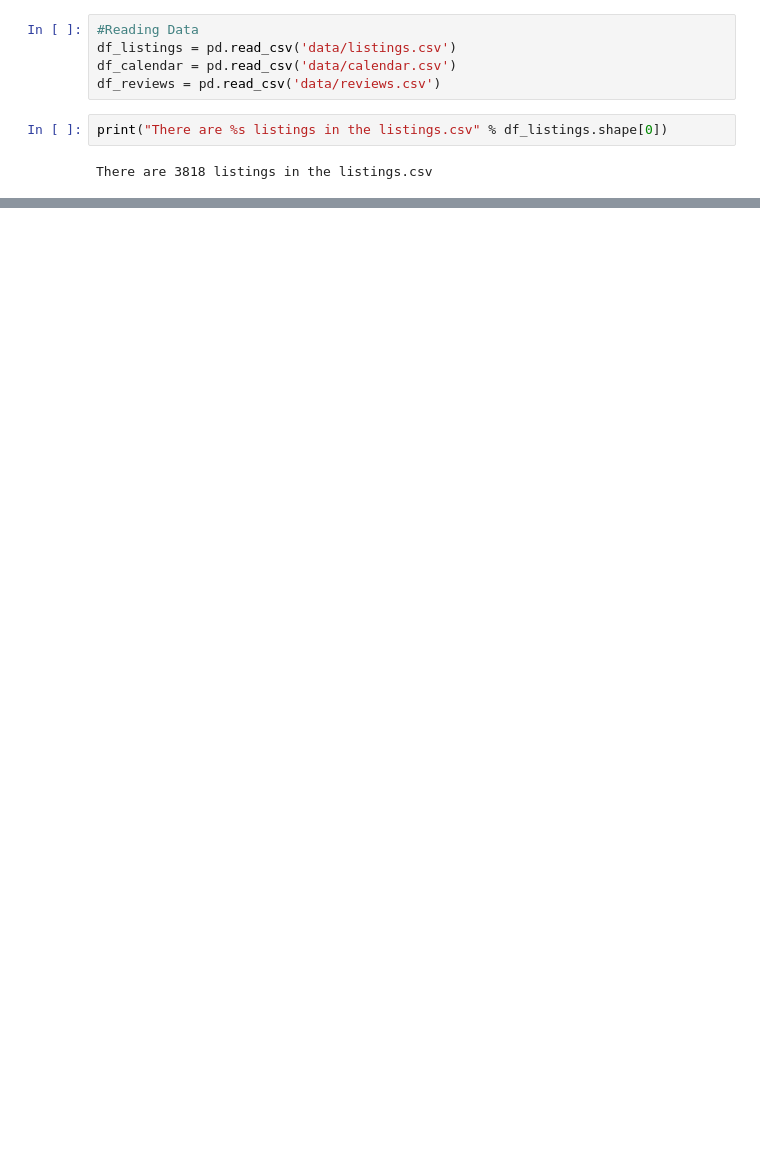
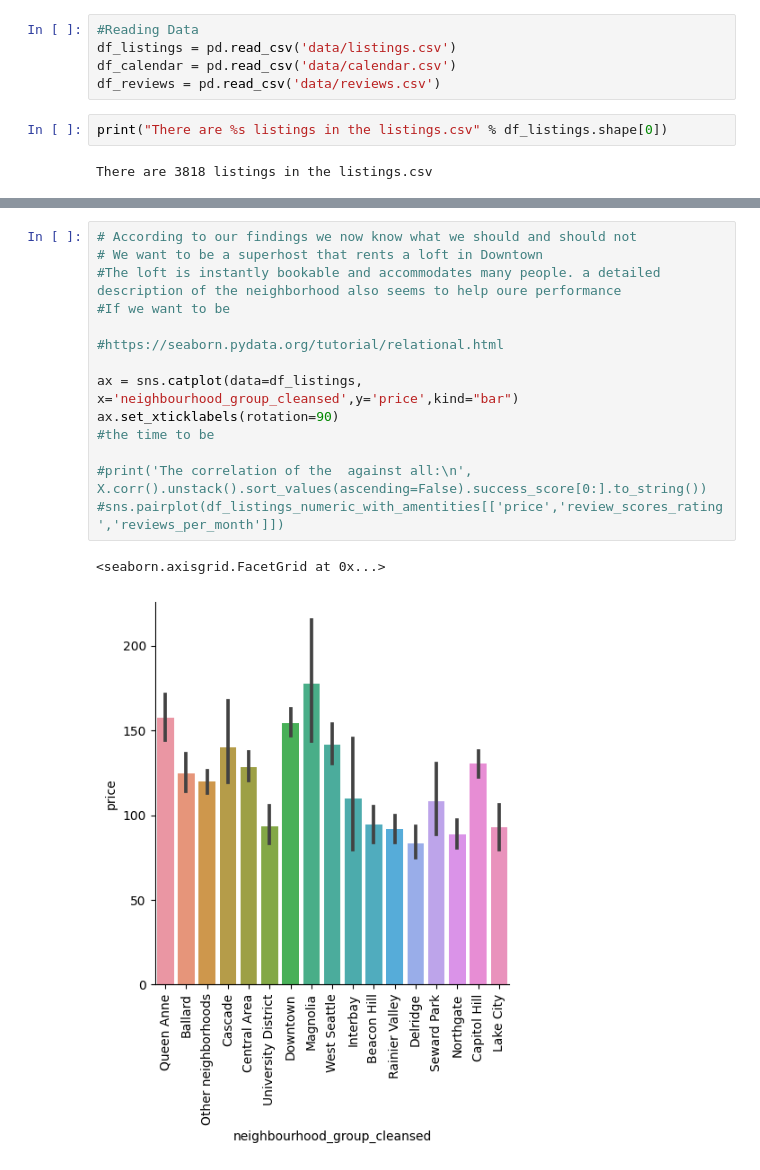
Before and after one commit to muellerch2293/airbnb, a Jupyter notebook: Untitled.ipynb, the cells around one changed output, grey strips where cells are left out. Cells and saved outputs as stored; diff of their text form; blank space fills up the shorter version.

```diff
--- a/Untitled.ipynb
+++ b/Untitled.ipynb
@@ -192,0 +206,17 @@ Coefficients  host_total_listings_count         4.365104e+12
+# %%
+# According to our findings we now know what we should and should not
+# We want to be a superhost that rents a loft in Downtown
+#The loft is instantly bookable and accommodates many people. a detailed description of the neighborhood also seems to help oure performance
+#If we want to be
+
+#https://seaborn.pydata.org/tutorial/relational.html
+
+ax = sns.catplot(data=df_listings, x='neighbourhood_group_cleansed',y='price',kind="bar")
+ax.set_xticklabels(rotation=90)
+#the time to be
+
+#print('The correlation of the  against all:\n', X.corr().unstack().sort_values(ascending=False).success_score[0:].to_string())
+#sns.pairplot(df_listings_numeric_with_amentities[['price','review_scores_rating','reviews_per_month']])
+# %% [output]
+<seaborn.axisgrid.FacetGrid at 0x...>
+[figure, added]
```
Also changed, not shown: parts of 7 cells of this notebook, 3 other files.
